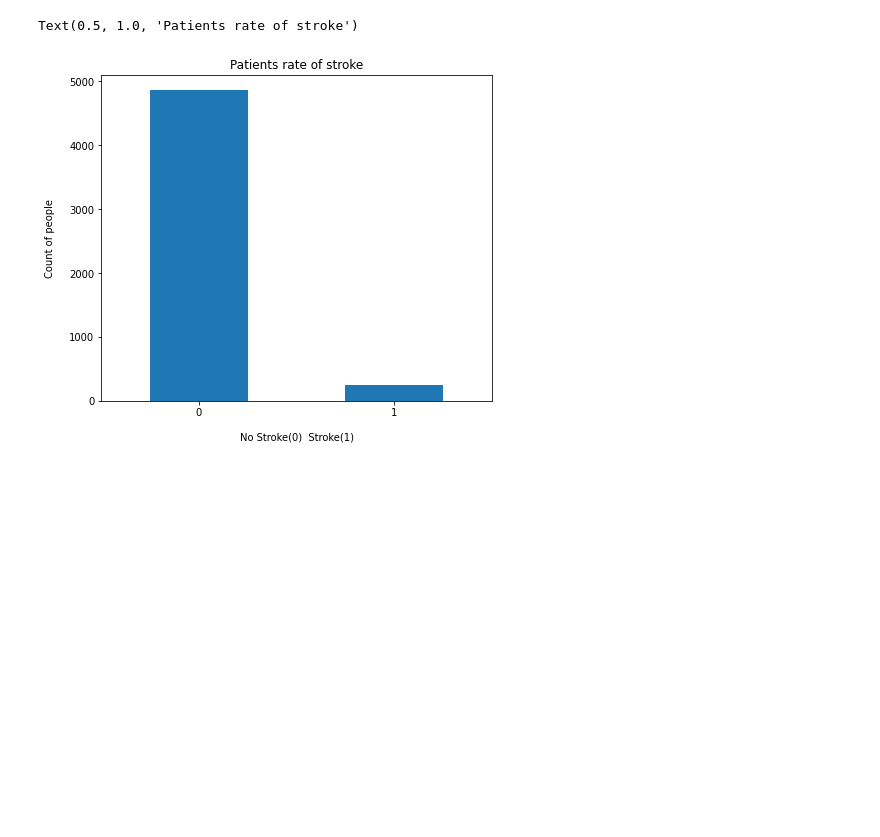
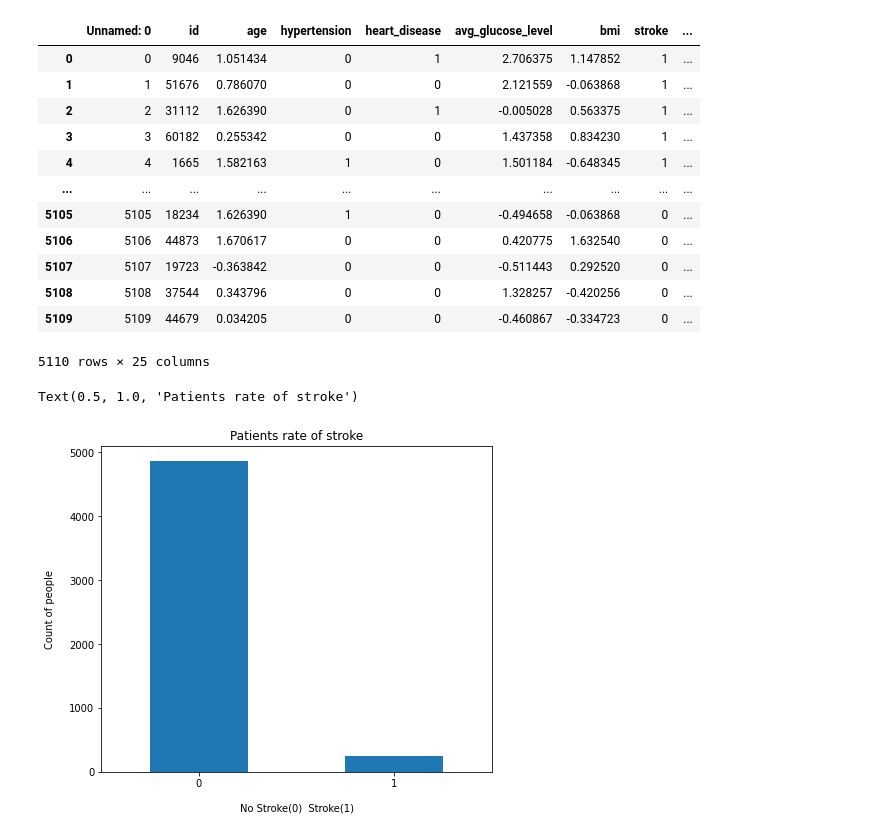
Before and after one commit to AshDax/DaxAssignments, a Jupyter notebook: Data Science/DAX-DS-Assignment-2022-AshishSharma/Machine_Learning/Machine_Learning_Notebook.ipynb, the cells around one changed output. Cells and saved outputs as stored; diff of their text form; code cells hidden in the pictures; blank space fills up the shorter version.

```diff
--- a/Data Science/DAX-DS-Assignment-2022-AshishSharma/Machine_Learning/Machine_Learning_Notebook.ipynb
+++ b/Data Science/DAX-DS-Assignment-2022-AshishSharma/Machine_Learning/Machine_Learning_Notebook.ipynb
@@ -24,6 +24,22 @@ stroke_data.head(5)
 # %%
 # dropping the age_range feature
 stroke_data = stroke_data.drop(['age_range'], axis = 1)
+# %%
+stroke_data
+# %% [output]
+|  | Unnamed: 0 | id | age | hypertension | heart_disease | avg_glucose_level | bmi | stroke | ... |
+| 0 | 0 | 9046 | 1.051434 | 0 | 1 | 2.706375 | 1.147852 | 1 | ... |
+| 1 | 1 | 51676 | 0.786070 | 0 | 0 | 2.121559 | -0.063868 | 1 | ... |
+| 2 | 2 | 31112 | 1.626390 | 0 | 1 | -0.005028 | 0.563375 | 1 | ... |
+| 3 | 3 | 60182 | 0.255342 | 0 | 0 | 1.437358 | 0.834230 | 1 | ... |
+| 4 | 4 | 1665 | 1.582163 | 1 | 0 | 1.501184 | -0.648345 | 1 | ... |
+| ... | ... | ... | ... | ... | ... | ... | ... | ... | ... |
+| 5105 | 5105 | 18234 | 1.626390 | 1 | 0 | -0.494658 | -0.063868 | 0 | ... |
+| 5106 | 5106 | 44873 | 1.670617 | 0 | 0 | 0.420775 | 1.632540 | 0 | ... |
+| 5107 | 5107 | 19723 | -0.363842 | 0 | 0 | -0.511443 | 0.292520 | 0 | ... |
+| 5108 | 5108 | 37544 | 0.343796 | 0 | 0 | 1.328257 | -0.420256 | 0 | ... |
+| 5109 | 5109 | 44679 | 0.034205 | 0 | 0 | -0.460867 | -0.334723 | 0 | ... |
+5110 rows × 25 columns
 # %%
 # Plotting for class imbalance
 stroke_data['stroke'].value_counts().plot(kind = 'bar', figsize = (7,6), rot = 0)
```
Also changed, not shown: parts of 54 cells of this notebook, 4 other files.
